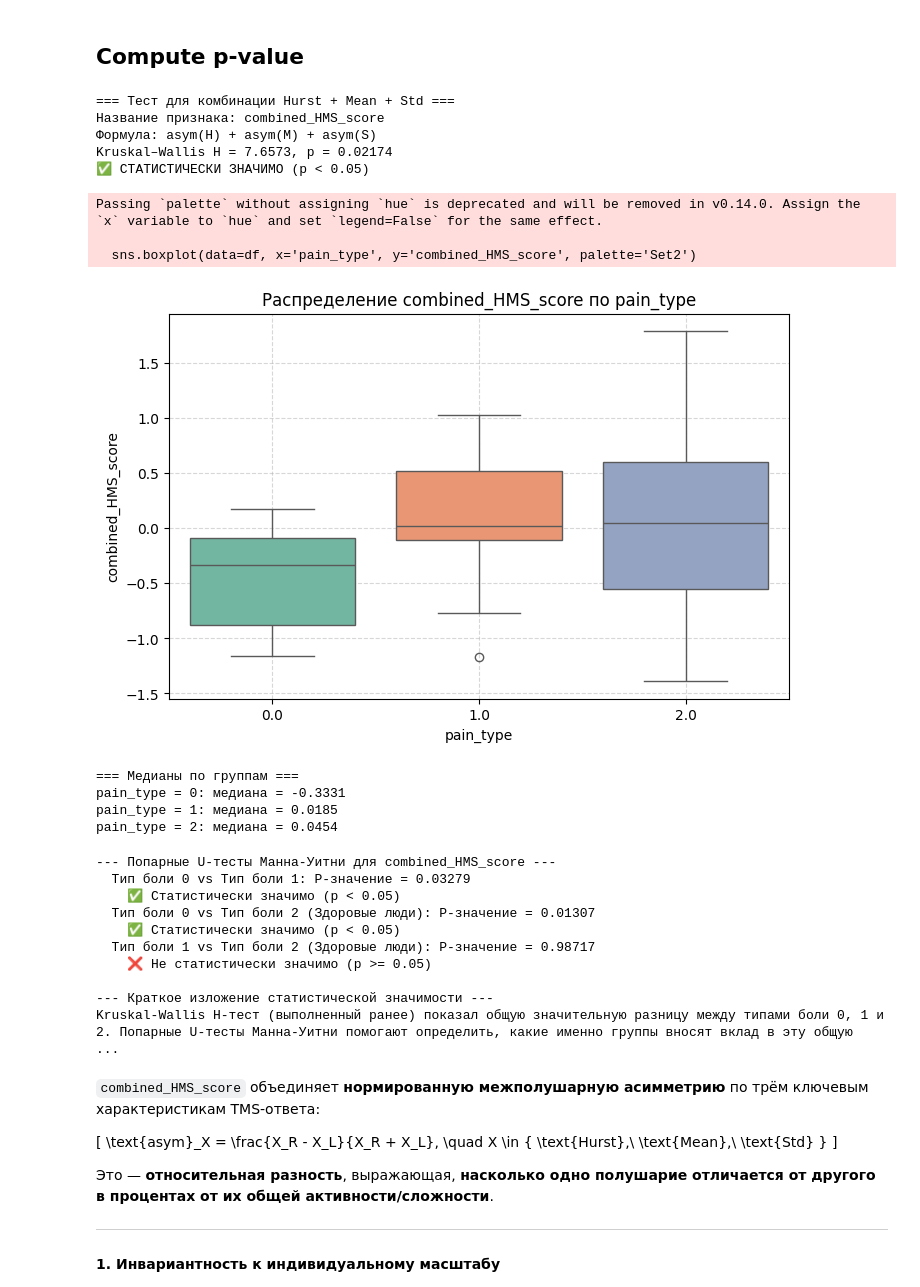
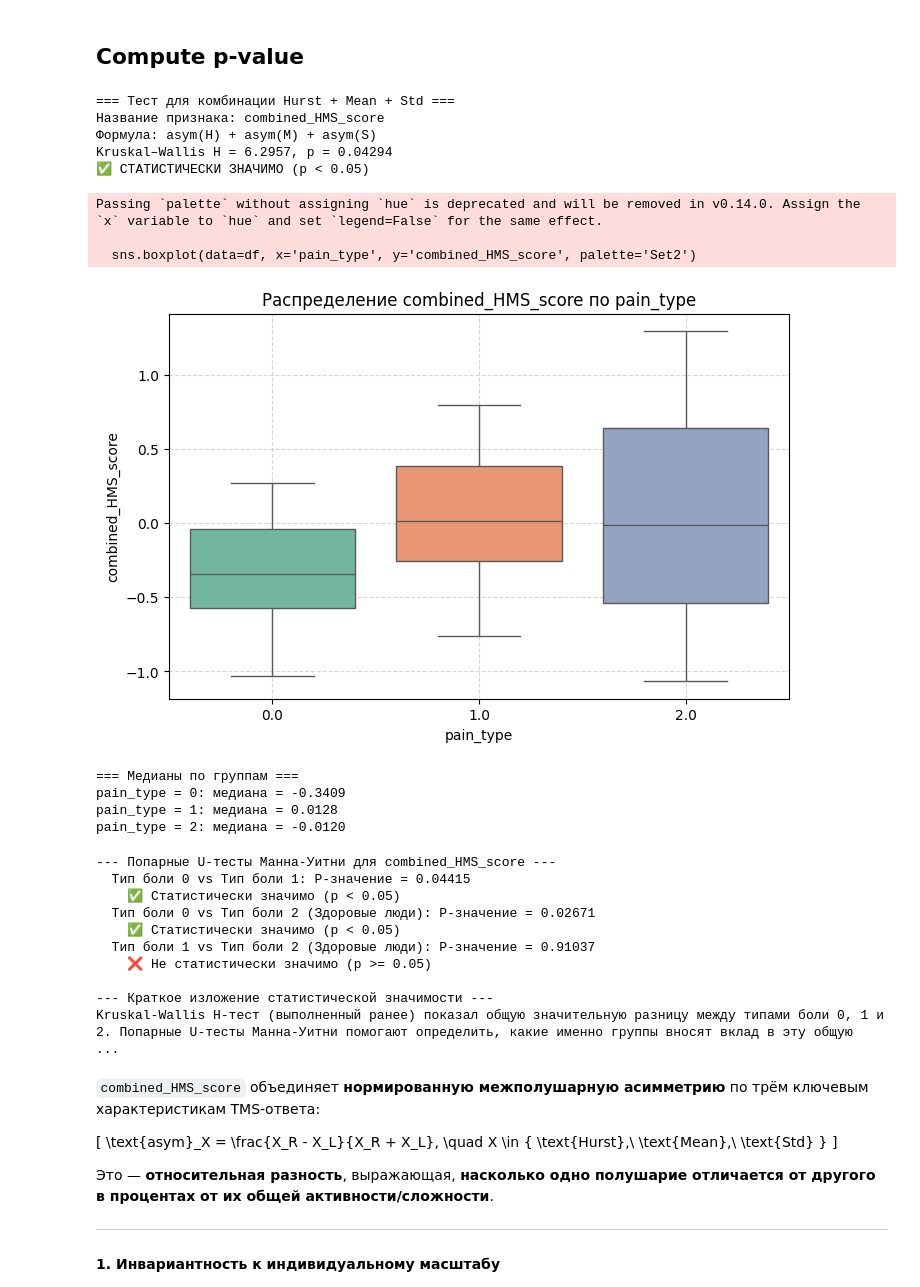
Before and after one commit to TAUforPython/TMS-pain-analysis, a Jupyter notebook: ML_TMS_pain_analysis.ipynb, the cells around one changed output. Cells and saved outputs as stored; diff of their text form; code cells hidden in the pictures.

```diff
--- a/ML_TMS_pain_analysis.ipynb
+++ b/ML_TMS_pain_analysis.ipynb
@@ -1128,19 +1128,19 @@ from scipy.stats import kruskal
 
 # Удалим строки с пропусками
 df = df.dropna(subset=[
-    'Avg_Resp_Left_Mean', 'Avg_Resp_Left_Std', 'Avg_Resp_Left_Hurst',
-    'Avg_Resp_Right_Mean', 'Avg_Resp_Right_Std', 'Avg_Resp_Right_Hurst',
+    'Avg_Resp_Left_Mean', 'Avg_Resp_Left_Std', 'Avg_Resp_Left_Hurst_RS',
+    'Avg_Resp_Right_Mean', 'Avg_Resp_Right_Std', 'Avg_Resp_Right_Hurst_RS',
     'pain_type'
 ])
 
 # Обозначения
 L_M = df['Avg_Resp_Left_Mean']
 L_S = df['Avg_Resp_Left_Std']
-L_H = df['Avg_Resp_Left_Hurst']
+L_H = df['Avg_Resp_Left_Hurst_RS']
 
 R_M = df['Avg_Resp_Right_Mean']
 R_S = df['Avg_Resp_Right_Std']
-R_H = df['Avg_Resp_Right_Hurst']
+R_H = df['Avg_Resp_Right_Hurst_RS']
 
 eps = 0
 
@@ -1160,39 +1160,39 @@ print(f"Название признака: combined_HMS_score")
 print(f"Формула: asym(H) + asym(M) + asym(S)")
 print(f"Kruskal–Wallis H = {H_stat:.4f}, p = {p_val:.5f}")
 
 if p_val < 0.05:
     print("✅ СТАТИСТИЧЕСКИ ЗНАЧИМО (p < 0.05)")
 else:
     print("❌ Не значимо")
 
 # Визуализация
 plt.figure(figsize=(8, 5))
 sns.boxplot(data=df, x='pain_type', y='combined_HMS_score', palette='Set2')
 plt.title('Распределение combined_HMS_score по pain_type')
 plt.xlabel('pain_type')
 plt.ylabel('combined_HMS_score')
 plt.grid(True, linestyle='--', alpha=0.5)
 plt.show()
 
 # Описательная статистика
 print("\n=== Медианы по группам ===")
 for pt in sorted(df['pain_type'].unique()):
     median_val = df[df['pain_type'] == pt]['combined_HMS_score'].median()
     print(f"pain_type = {int(pt)}: медиана = {median_val:.4f}")
 # %% [output]
 === Тест для комбинации Hurst + Mean + Std ===
 Название признака: combined_HMS_score
 Формула: asym(H) + asym(M) + asym(S)
-Kruskal–Wallis H = 7.6573, p = 0.02174
+Kruskal–Wallis H = 6.2957, p = 0.04294
 ✅ СТАТИСТИЧЕСКИ ЗНАЧИМО (p < 0.05)
 Passing `palette` without assigning `hue` is deprecated and will be removed in v0.14.0. Assign the `x` variable to `hue` and set `legend=False` for the same effect.
 
   sns.boxplot(data=df, x='pain_type', y='combined_HMS_score', palette='Set2')
-[figure, old version]
+[figure, new version]
 === Медианы по группам ===
-pain_type = 0: медиана = -0.3331
-pain_type = 1: медиана = 0.0185
-pain_type = 2: медиана = 0.0454
+pain_type = 0: медиана = -0.3409
+pain_type = 1: медиана = 0.0128
+pain_type = 2: медиана = -0.0120
 # %%
 from scipy.stats import mannwhitneyu
 
@@ -1224,11 +1224,11 @@ print("\n--- Краткое изложение статистической зн
 print("Kruskal-Wallis H-тест (выполненный ранее) показал общую значительную разницу между типами боли 0, 1 и 2. Попарные U-тесты Манна-Уитни помогают определить, какие именно группы вносят вклад в эту общую разницу.")
 # %% [output]
 --- Попарные U-тесты Манна-Уитни для combined_HMS_score ---
-  Тип боли 0 vs Тип боли 1: P-значение = 0.03279
+  Тип боли 0 vs Тип боли 1: P-значение = 0.04415
     ✅ Статистически значимо (p < 0.05)
-  Тип боли 0 vs Тип боли 2 (Здоровые люди): P-значение = 0.01307
+  Тип боли 0 vs Тип боли 2 (Здоровые люди): P-значение = 0.02671
     ✅ Статистически значимо (p < 0.05)
-  Тип боли 1 vs Тип боли 2 (Здоровые люди): P-значение = 0.98717
+  Тип боли 1 vs Тип боли 2 (Здоровые люди): P-значение = 0.91037
     ❌ Не статистически значимо (p >= 0.05)
 
 --- Краткое изложение статистической значимости ---
```
Also changed, not shown: parts of 9 cells of this notebook.
